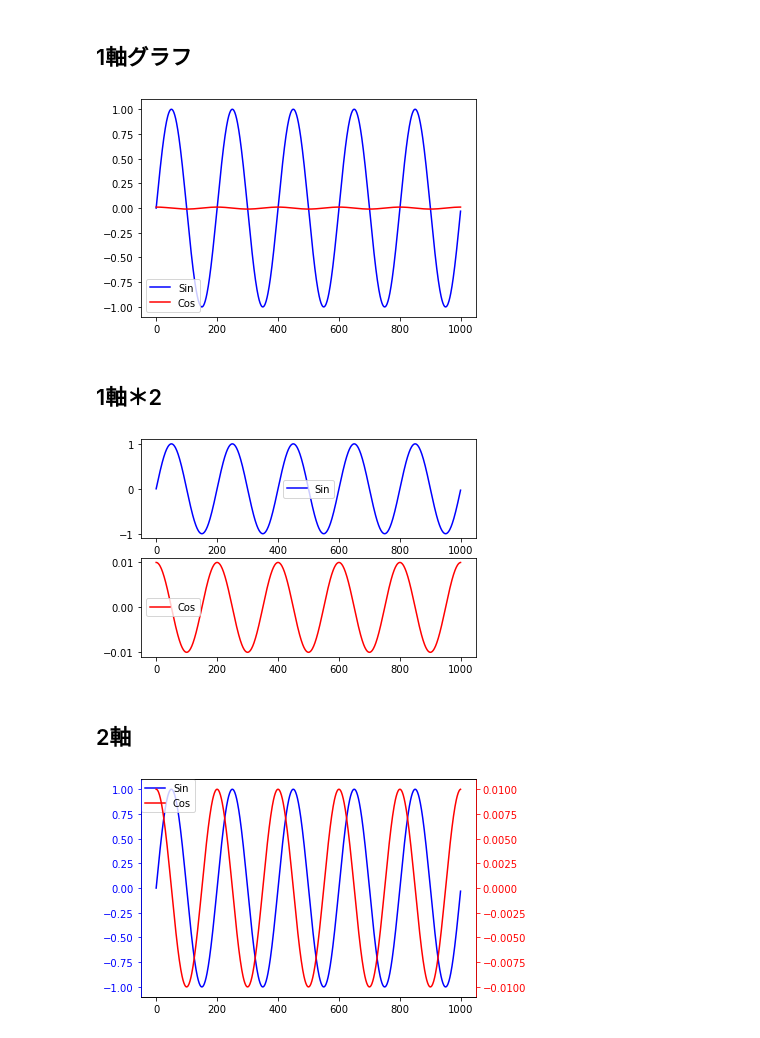
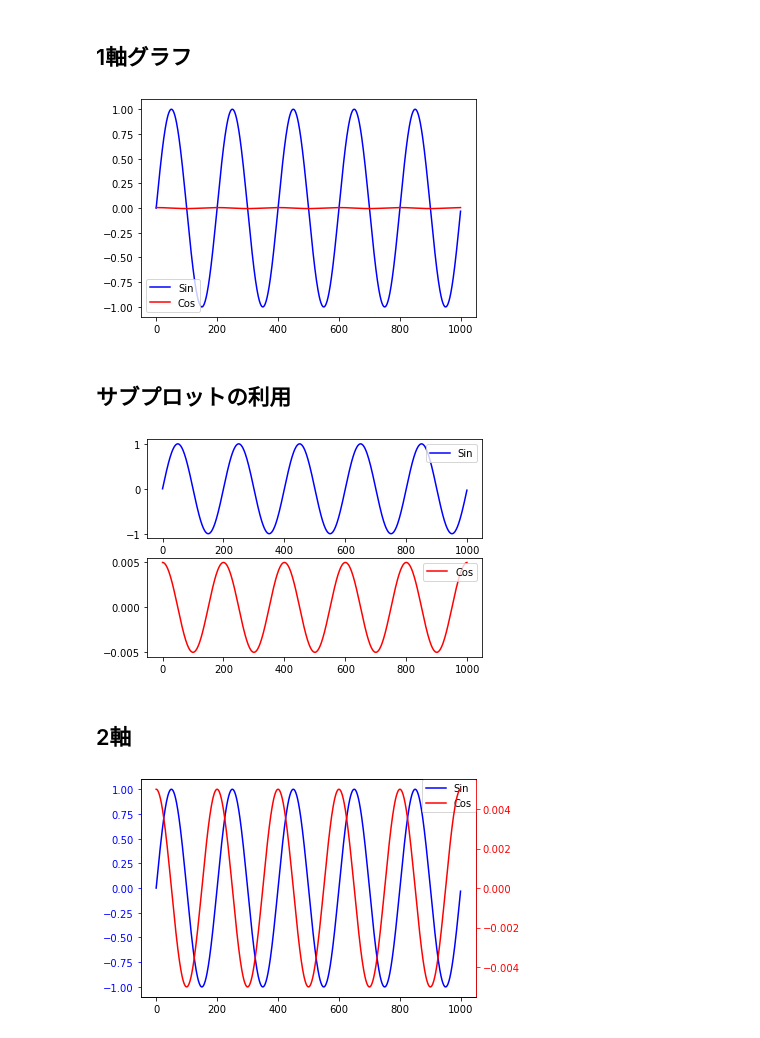
Before and after one commit to Data-Anal-Ojisan/DataAnalOji.hatena.sample, a Jupyter notebook: python_samples/blog_plot_2-axis_graph.ipynb, the cells around one changed output. Saved outputs shown, nothing was run; the diff lists cells and outputs as text; code cells hidden in the pictures.

```diff
--- a/python_samples/blog_plot_2-axis_graph.ipynb
+++ b/python_samples/blog_plot_2-axis_graph.ipynb
@@ -14,28 +14,29 @@ import pandas as pd
 import matplotlib.pyplot as plt
 # plt.style.use("ggplot")
 
-# サンプルデータ
+# サンプルデータの生成
 N = np.arange(0, 10, 0.01)
 Sin = np.sin(N*np.pi) # Sin波
-Cos = np.cos(N*np.pi)/100 # Cos波（振幅=1/100）
-
-color1 = "b"
-color2 = "r"
+Cos = np.cos(N*np.pi)/200 # Cos波（振幅=1/200）
 # %% [markdown]
 # グラフ描画
 # %% [markdown]
 ## 1軸グラフ
 # %%
+# 各線グラフの色を指定
+color1 = "b"
+color2 = "r"
+
 fig = plt.figure()
 ax = fig.add_subplot(1,1,1)
 ax.plot(Sin, color=color1, label="Sin")
 ax.plot(Cos, color=color2, label="Cos")
-ax.legend()
+ax.legend(loc='upper right')
 plt.show()
 # %% [output]
-[figure, old version]
+[figure, new version]
-# %% [markdown]
-## 1軸＊2
+# %% [markdown]
+## サブプロットの利用
 # %%
 fig = plt.figure()
 ax1 = fig.add_subplot(2,1,1)
@@ -43,33 +44,33 @@ ax2 = fig.add_subplot(2,1,2)
 
 ax1.plot(Sin, color=color1, label="Sin")
 ax2.plot(Cos, color=color2, label="Cos")
-ax1.legend()
-ax2.legend()
+ax1.legend(loc='upper right')
+ax2.legend(loc='upper right')
 plt.show()
 # %% [output]
-[figure, old version]
+[figure, new version]
 # %% [markdown]
 ## 2軸
 # %%
 # 2軸
 fig = plt.figure()
 ax1 = fig.add_subplot(1,1,1)
 ax2 = ax1.twinx()
 
 
 ax1.plot(Sin, color=color1, label="Sin")
 ax2.plot(Cos, color=color2, label="Cos")
 # 凡例
 # グラフの本体設定時に、ラベルを手動で設定する必要があるのは、barplotのみ。plotは自動で設定される＞
 handler1, label1 = ax1.get_legend_handles_labels()
 handler2, label2 = ax2.get_legend_handles_labels()
 # 凡例をまとめて出力する
-ax1.legend(handler1 + handler2, label1 + label2, loc=2, borderaxespad=0.)
+ax1.legend(handler1 + handler2, label1 + label2, loc='upper right', borderaxespad=0,)
 
 ax2.spines['left'].set_color(color1)
 ax2.spines['right'].set_color(color2)
 # 軸の縦線の色を変更している
 ax1.tick_params(axis='y', colors=color1)
 ax2.tick_params(axis='y', colors=color2)
 # %% [output]
-[figure, old version]
+[figure, new version]
```
